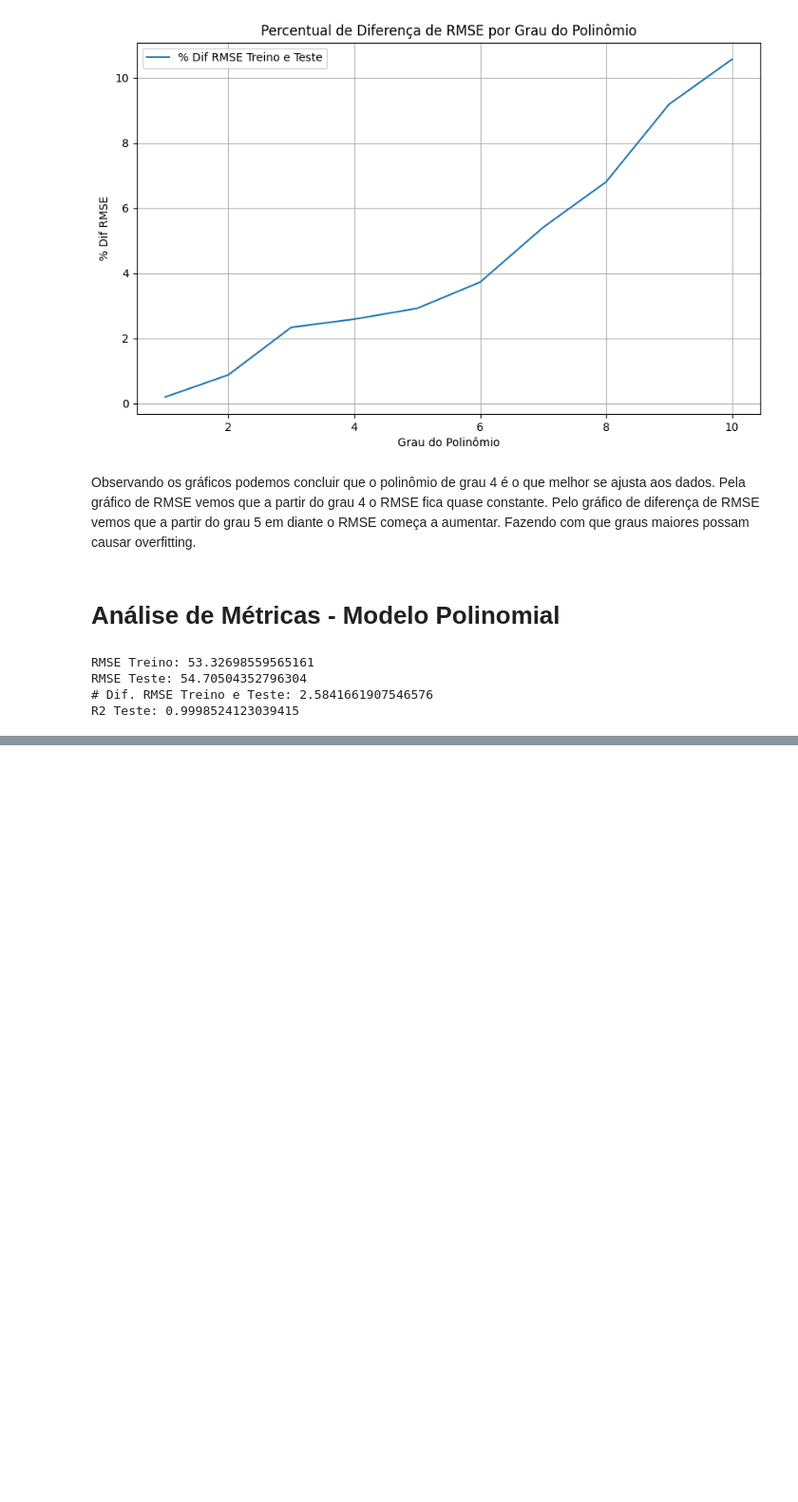
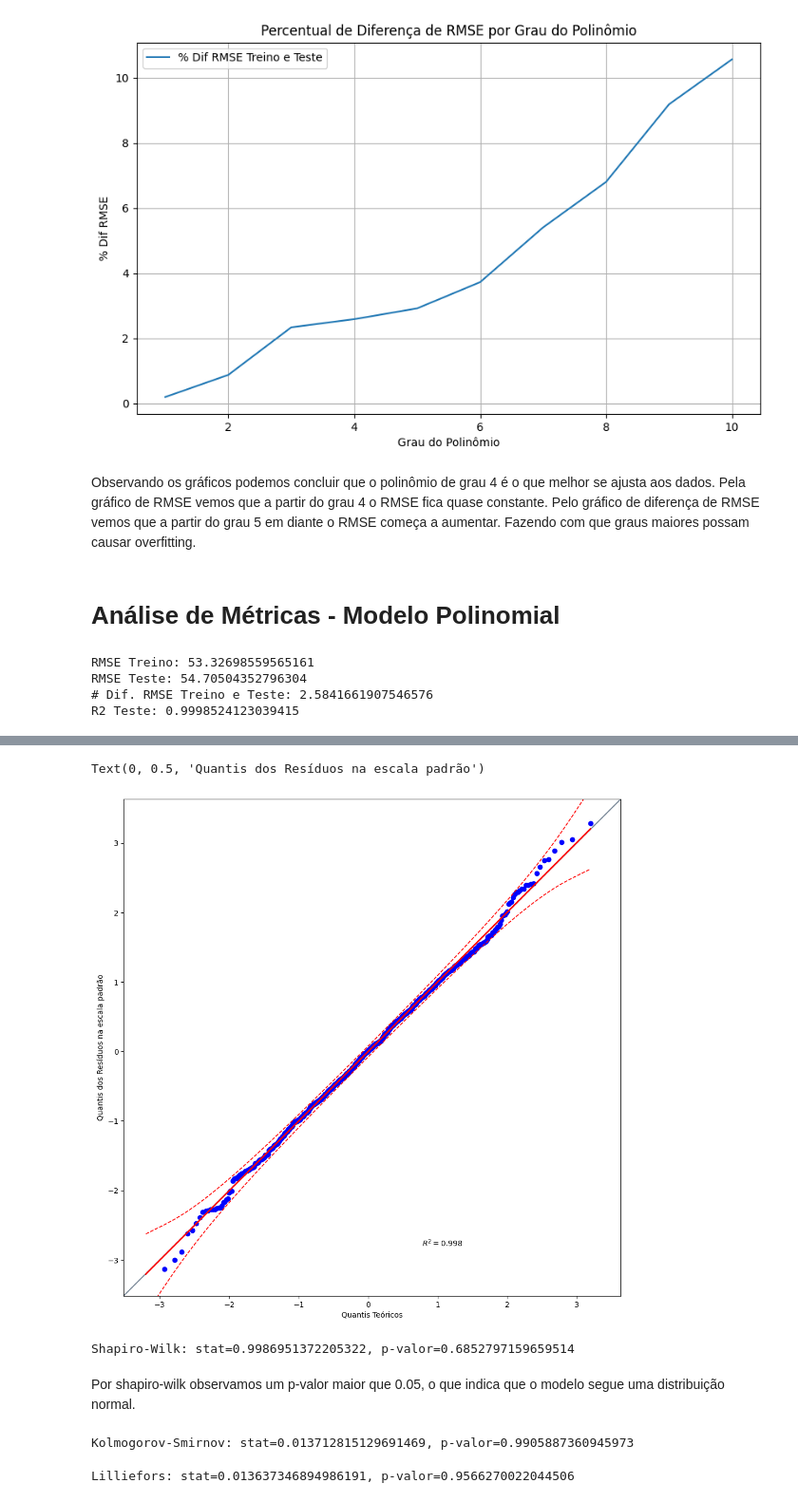
Before and after one commit to angelomedeiros/formacao-ia-regressao-polinomial, a Jupyter notebook: model_salario.ipynb, the cells around one changed output, grey strips where cells are left out. Shown at 95% size. Saved outputs shown, nothing was run; the diff lists cells and outputs as text; code cells hidden in the pictures; blank space fills up the shorter version.

```diff
--- a/model_salario.ipynb
+++ b/model_salario.ipynb
@@ -615,0 +644,11 @@ R2 Teste: 0.9998524123039415
+# %%
+# Checar se os resíduos seguem uma distribuição normal
+# QQ Plot
+import pingouin as pg
+plt.figure(figsize=(12, 12))
+pg.qqplot(residuos_std, dist='norm')
+plt.xlabel('Quantis Teóricos')
+plt.ylabel('Quantis dos Resíduos na escala padrão')
+# %% [output]
+Text(0, 0.5, 'Quantis dos Resíduos na escala padrão')
+[figure, added]
@@ -615,0 +659,20 @@ R2 Teste: 0.9998524123039415
+# %%
+# Teste de Normalidade - Shapiro-Wilk
+stat_shapiro, p_valor_shapiro = shapiro(residuos_std)
+print(f'Shapiro-Wilk: stat={stat_shapiro}, p-valor={p_valor_shapiro}')
+# %% [output]
+Shapiro-Wilk: stat=0.9986951372205322, p-valor=0.6852797159659514
+# %% [markdown]
+Por shapiro-wilk observamos um p-valor maior que 0.05, o que indica que o modelo segue uma distribuição normal.
+# %%
+# Teste de Normalidade - Kolmogorov-Smirnov
+stat_kstest, p_valor_kstest = kstest(residuos_std, 'norm')
+print(f'Kolmogorov-Smirnov: stat={stat_kstest}, p-valor={p_valor_kstest}')
+# %% [output]
+Kolmogorov-Smirnov: stat=0.013712815129691469, p-valor=0.9905887360945973
+# %%
+# Teste de Normalidade - Lilliefors
+stat_lilliefors, p_valor_lilliefors = lilliefors(residuos_std)
+print(f'Lilliefors: stat={stat_lilliefors}, p-valor={p_valor_lilliefors}')
+# %% [output]
+Lilliefors: stat=0.013637346894986191, p-valor=0.9566270022044506
```
Also changed, not shown: parts of 5 cells of this notebook.
